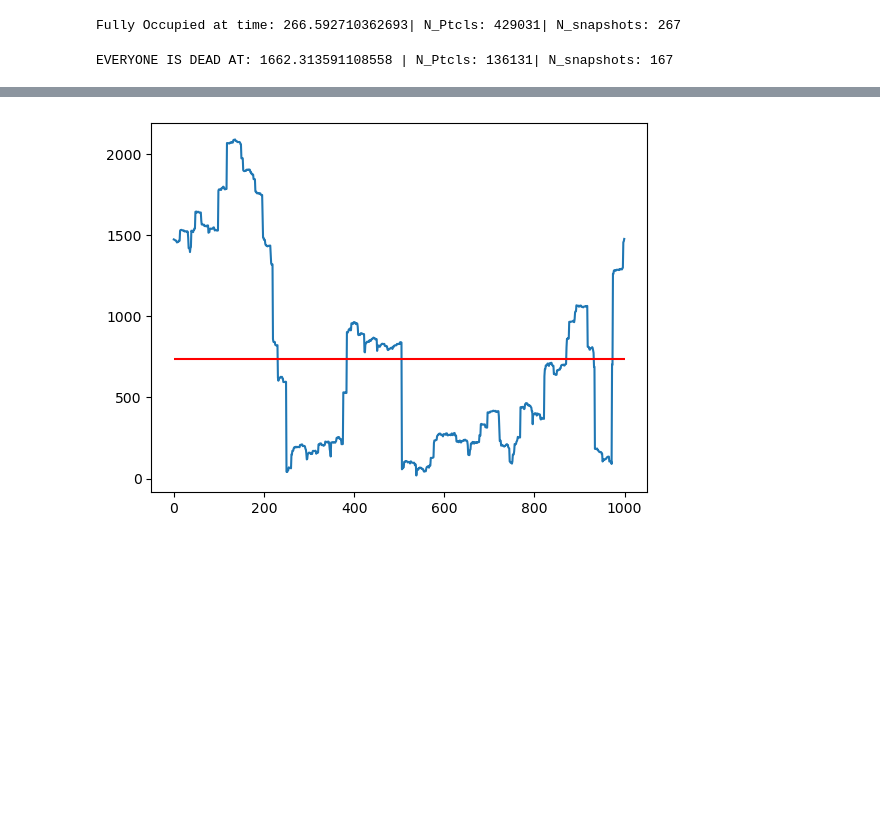
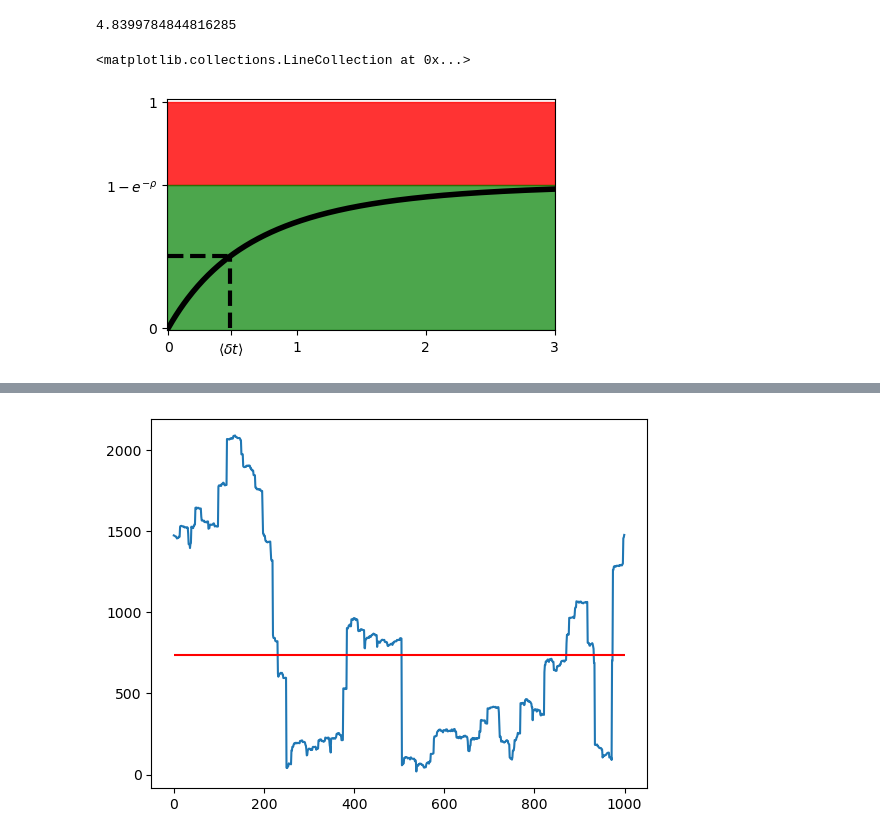
Before and after one commit to zhizhang1445/Project5, a Jupyter notebook: Zhi/scrapNotebook.ipynb, the cells around one changed output, grey strips where cells are left out. Saved outputs shown, nothing was run; the diff lists cells and outputs as text; code cells hidden in the pictures; blank space fills up the shorter version.

```diff
--- a/Zhi/scrapNotebook.ipynb
+++ b/Zhi/scrapNotebook.ipynb
@@ -65,8 +65,8 @@ params = {
     "dom":                 1000,
     "ndim":                   1,
     "t_max":               1000,
-    "r_0":                    2,
-    "tau":                   1,
+    "r_0":                    1,
+    "tau":                    1,
     "dt_snapshot":            1,
     "n_ptcl_snapshot":    np.inf,
     "foldername":  "SimResults",
@@ -76,9 +76,31 @@ r = params["r_0"]
 tau = params["tau"]
 params["filename"] = f"result_r0_{r:.1e}&tau_{tau:.1e}"
 _ = main1D_w_plotting(params)
-# %% [output]
-Fully Occupied at time: 266.592710362693| N_Ptcls: 429031| N_snapshots: 267
-# %%
-max_height_time, times = main(params)
-# %% [output]
-EVERYONE IS DEAD AT: 1662.313591108558 | N_Ptcls: 136131| N_snapshots: 167
+# %%
+mean
+# %% [output]
+4.8399784844816285
+# %%
+import matplotlib.pyplot as plt
+
+def CDF(t):
+    return 1-np.exp(-1*(1-np.exp(-1*t)))
+
+plt.figure(figsize=(5,3))
+rho = 1
+tau = 1
+ts = np.arange(0,3,0.01)
+plt.plot(ts, CDF(ts),color='black', label = "CDF", lw=4)
+plt.fill_between([-0.01, 3], 1-np.exp(-1), 1, color='red', alpha = 0.8, label = "Death")
+plt.fill_between([-0.01, 3], -0.01 , 1-np.exp(-1), color='green', alpha = 0.7, label = "Death")
+plt.xlim(xmin=-0.01,xmax=3)
+plt.ylim(ymin=-0.01,ymax=1.01)
+plt.yticks([0,1-np.exp(-1), 1],labels=['0',r'$1-e^{-\rho}$', 1])
+plt.xticks([0, 0.485, 1, 2, 3],labels=['0',r'$\langle \delta t\rangle$', 1, 2, 3])
+# plt.xlabel("Time to Next Deposition")
+plt.vlines(0.483, 0, CDF(0.483), lw = 3, ls = "--", color = "black")
+plt.hlines(CDF(0.483), 0, 0.483, lw = 3, ls = "--", color = "black")
+# plt.legend(fontsize=16)
+# %% [output]
+<matplotlib.collections.LineCollection at 0x...>
+[figure, added]
```
Also changed, not shown: parts of 4 cells of this notebook, 3 other files.
